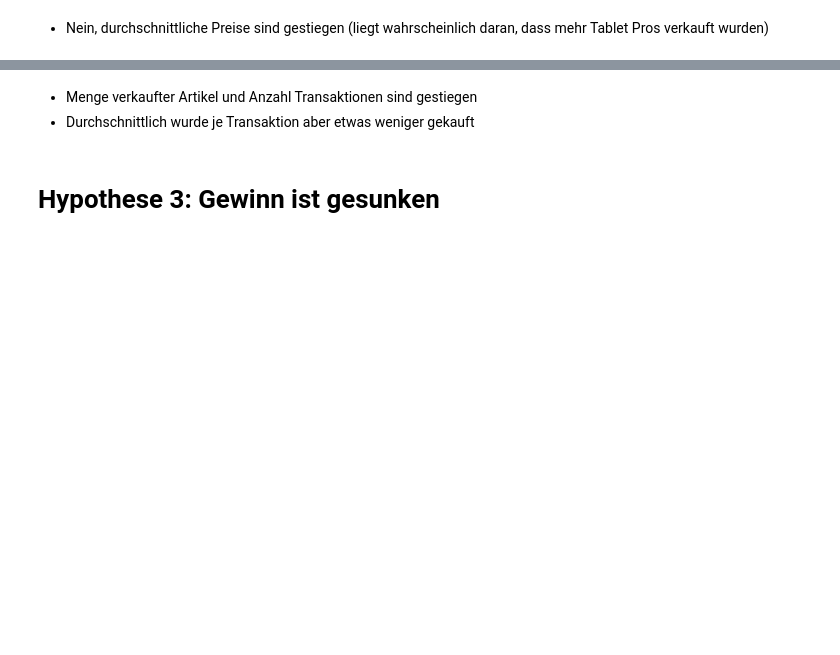
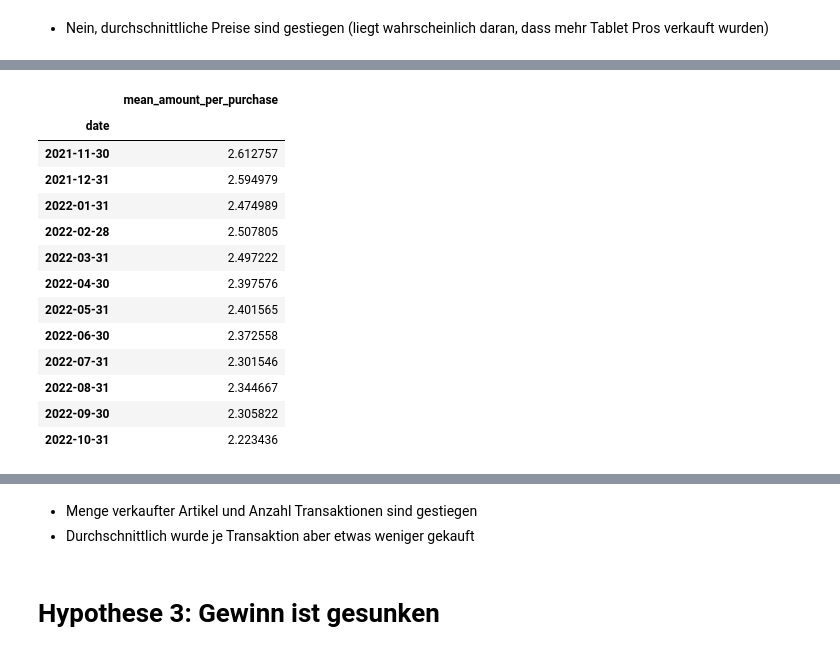
Before and after one commit to AliBenBali/TabletGmbHProjekt, a Jupyter notebook: Analyse_Vince.ipynb, the cells around one changed output, grey strips where cells are left out. Drawn from its saved outputs; the diff is of its cells as text; code cells hidden in the pictures; blank space fills up the shorter version.

```diff
--- a/Analyse_Vince.ipynb
+++ b/Analyse_Vince.ipynb
@@ -251,6 +471,21 @@ plt.show()
 # %%
-avg_menge_pro_monat = df_sales.groupby(pd.Grouper(key='date', freq='M')).agg({'amount': 'mean'})
+avg_menge_pro_monat = df_sales.groupby(pd.Grouper(key='date', freq='M')).agg(mean_amount_per_purchase=('amount','mean'))
 avg_menge_pro_monat
+# %% [output]
+|  | mean_amount_per_purchase |
+| date |  |
+| 2021-11-30 | 2.612757 |
+| 2021-12-31 | 2.594979 |
+| 2022-01-31 | 2.474989 |
+| 2022-02-28 | 2.507805 |
+| 2022-03-31 | 2.497222 |
+| 2022-04-30 | 2.397576 |
+| 2022-05-31 | 2.401565 |
+| 2022-06-30 | 2.372558 |
+| 2022-07-31 | 2.301546 |
+| 2022-08-31 | 2.344667 |
+| 2022-09-30 | 2.305822 |
+| 2022-10-31 | 2.223436 |
 # %%
 plt.figure(figsize=(10, 5))
 sns.barplot(data=avg_menge_pro_monat, x=avg_menge_pro_monat.index, y='amount')
```
Also changed, not shown: parts of 58 cells of this notebook.
